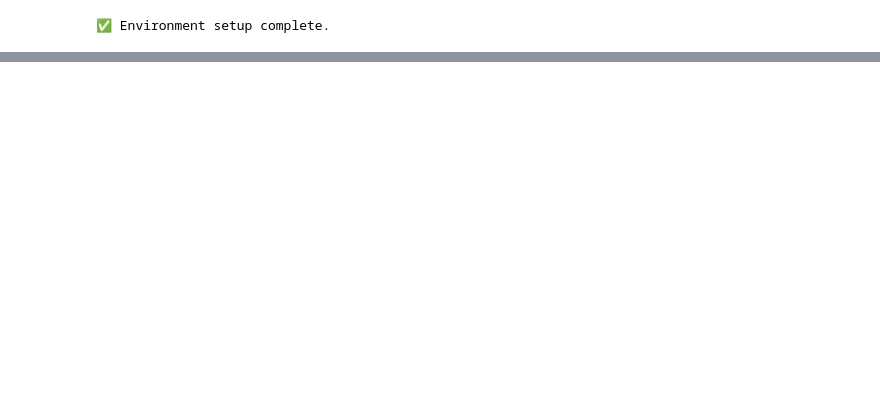
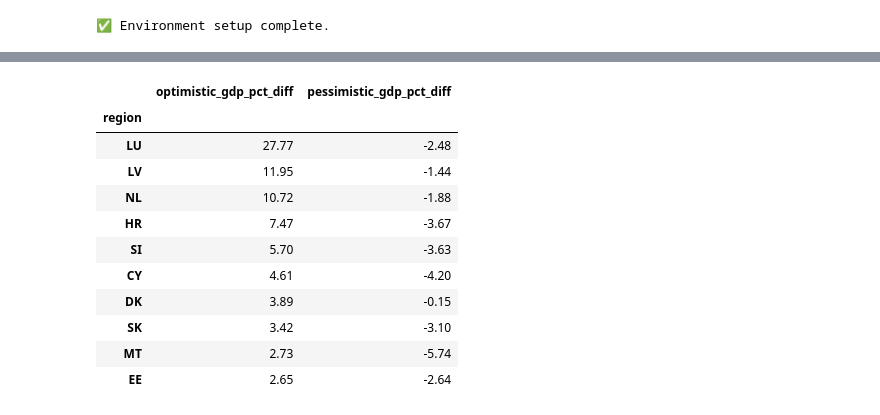
Before and after one commit to gsanaev/forecasting-explaining-hotel-demand-in-eu, a Jupyter notebook: notebooks/05_scenario_forecasting_policy_simulations.ipynb, the cells around one changed output, grey strips where cells are left out. Saved outputs shown, nothing was run; the diff lists cells and outputs as text; code cells hidden in the pictures; blank space fills up the shorter version.

Commit message:
feat: implement scenario forecasting, GDP shocks, and elasticity analysis

```diff
--- a/notebooks/05_scenario_forecasting_policy_simulations.ipynb
+++ b/notebooks/05_scenario_forecasting_policy_simulations.ipynb
@@ -598,0 +170,10 @@ print("\n✨ Notebook 5 complete — Scenario Forecasting and Policy Simulations
+# %%
+# %% ===============================================================
+# STEP 3 — SCENARIO SIMULATION FUNCTION
+# ===============================================================
+
+scenario_outputs = {}
+for name, (shock_type, shock_value) in scenarios.items():
+    df_scen = simulate_scenario(df_future, models, name, shock_type, shock_value)
+    scenario_outputs[name] = df_scen
+    print(f"✅ Scenario '{name}' simulated — shape {df_scen.shape}")
@@ -598,0 +198,26 @@ print("\n✨ Notebook 5 complete — Scenario Forecasting and Policy Simulations
+# %%
+# %% ===============================================================
+# STEP 4 — RUN SCENARIOS
+# ===============================================================
+
+df_baseline = scenario_outputs["baseline"].copy()
+df_opt = scenario_outputs["optimistic_gdp"].copy()
+df_pes = scenario_outputs["pessimistic_gdp"].copy()
+
+for d in [df_baseline, df_opt, df_pes]:
+    d["region"] = d["region"].str.strip().str.upper()
+    d["month"] = pd.to_datetime(d["month"]).dt.to_period("M").dt.to_timestamp()
+
+if "yhat_xgb_baseline" in df_baseline.columns and df_baseline["yhat_xgb"].isna().all():
+    df_baseline["yhat_xgb"] = df_baseline["yhat_xgb_baseline"]
+    print("✅ Fixed baseline column: using 'yhat_xgb_baseline' values.")
+
+df_plot = (
+    df_baseline[["region", "month", "yhat_xgb"]]
+    .merge(df_opt[["region", "month", "yhat_xgb_optimistic_gdp"]],
+           on=["region", "month"], how="left")
+    .merge(df_pes[["region", "month", "yhat_xgb_pessimistic_gdp"]],
+           on=["region", "month"], how="left")
+)
+
+print(f"✅ Merged for plotting: {df_plot.shape}")
@@ -598,0 +258,20 @@ print("\n✨ Notebook 5 complete — Scenario Forecasting and Policy Simulations
+# %%
+# %% ===============================================================
+# STEP 6 — SCENARIO IMPACT ANALYSIS (% CHANGE)
+# ===============================================================
+
+impact_summary = calculate_impact(df_plot)
+display(impact_summary.round(2).head(10))
+# %% [output]
+|  | optimistic_gdp_pct_diff | pessimistic_gdp_pct_diff |
+| region |  |  |
+| LU | 27.77 | -2.48 |
+| LV | 11.95 | -1.44 |
+| NL | 10.72 | -1.88 |
+| HR | 7.47 | -3.67 |
+| SI | 5.70 | -3.63 |
+| CY | 4.61 | -4.20 |
+| DK | 3.89 | -0.15 |
+| SK | 3.42 | -3.10 |
+| MT | 2.73 | -5.74 |
+| EE | 2.65 | -2.64 |
```
Also changed, not shown: parts of 21 cells of this notebook.
